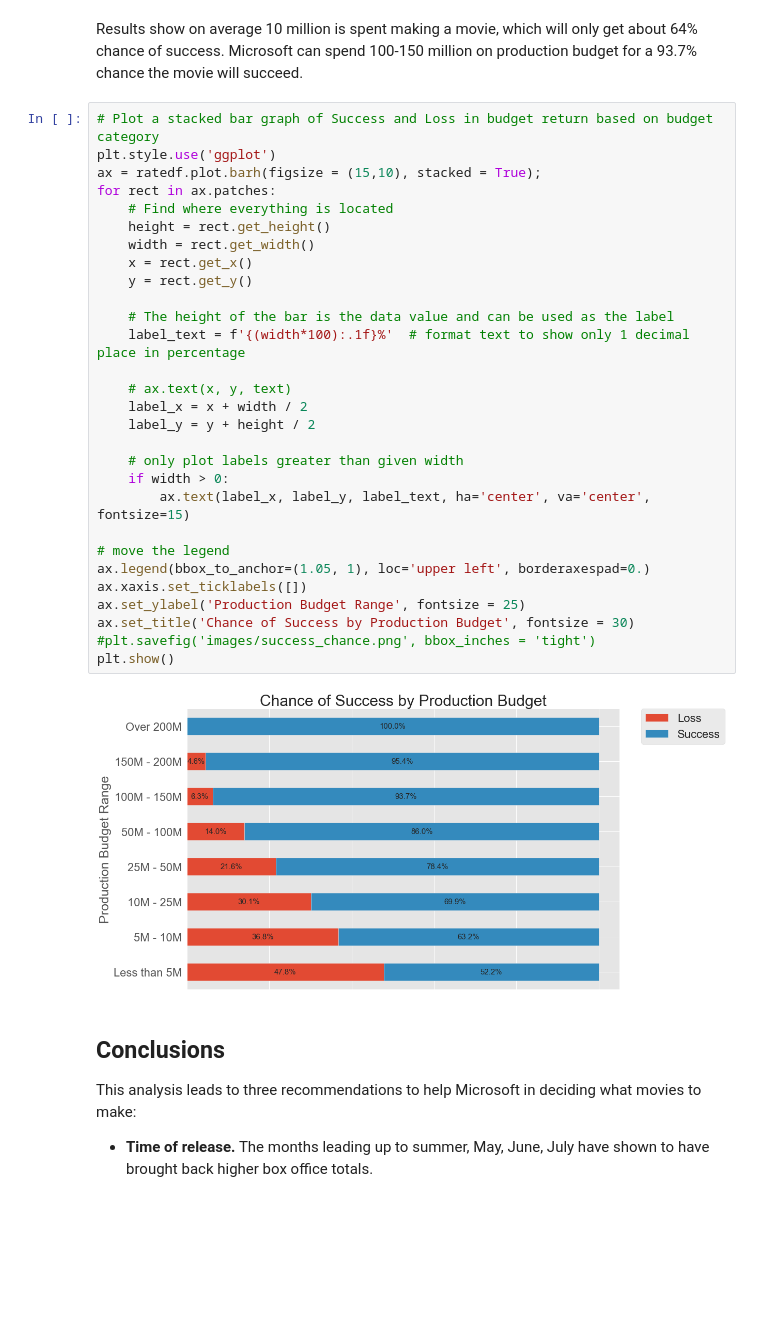
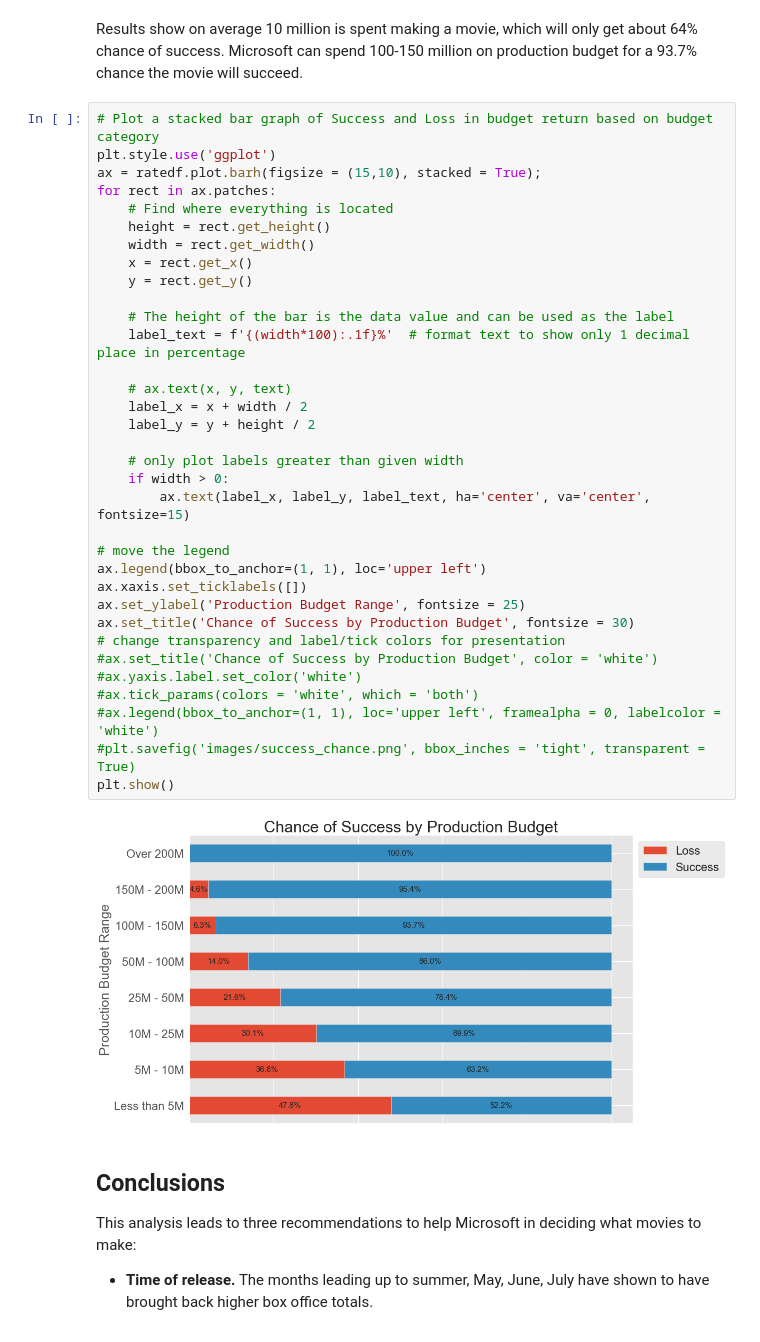
Before and after one commit to whyyoutoo/Microsoft-Movie_analysis-Project, a Jupyter notebook: dsc-phase1-project-template.ipynb, the cells around one changed output. Cells and saved outputs as stored; diff of their text form; blank space fills up the shorter version.

Commit message:
update presentation plots

```diff
--- a/dsc-phase1-project-template.ipynb
+++ b/dsc-phase1-project-template.ipynb
@@ -563,34 +597,39 @@ Results show on average 10 million is spent making a movie, which will only get
 # %%
 # Plot a stacked bar graph of Success and Loss in budget return based on budget category
 plt.style.use('ggplot')
 ax = ratedf.plot.barh(figsize = (15,10), stacked = True);
 for rect in ax.patches:
     # Find where everything is located
     height = rect.get_height()
     width = rect.get_width()
     x = rect.get_x()
     y = rect.get_y()
 
     # The height of the bar is the data value and can be used as the label
     label_text = f'{(width*100):.1f}%'  # format text to show only 1 decimal place in percentage
 
     # ax.text(x, y, text)
     label_x = x + width / 2
     label_y = y + height / 2
 
     # only plot labels greater than given width
     if width > 0:
         ax.text(label_x, label_y, label_text, ha='center', va='center', fontsize=15)
 
 # move the legend
-ax.legend(bbox_to_anchor=(1.05, 1), loc='upper left', borderaxespad=0.)
+ax.legend(bbox_to_anchor=(1, 1), loc='upper left')
 ax.xaxis.set_ticklabels([])
 ax.set_ylabel('Production Budget Range', fontsize = 25)
 ax.set_title('Chance of Success by Production Budget', fontsize = 30)
-#plt.savefig('images/success_chance.png', bbox_inches = 'tight')
+# change transparency and label/tick colors for presentation
+#ax.set_title('Chance of Success by Production Budget', color = 'white')
+#ax.yaxis.label.set_color('white')
+#ax.tick_params(colors = 'white', which = 'both')
+#ax.legend(bbox_to_anchor=(1, 1), loc='upper left', framealpha = 0, labelcolor = 'white')
+#plt.savefig('images/success_chance.png', bbox_inches = 'tight', transparent = True)
 plt.show()
 # %% [output]
-[figure, old version]
+[figure, new version]
 # %% [markdown]
 ## Conclusions
 
```
Also changed, not shown: parts of 7 cells of this notebook.
